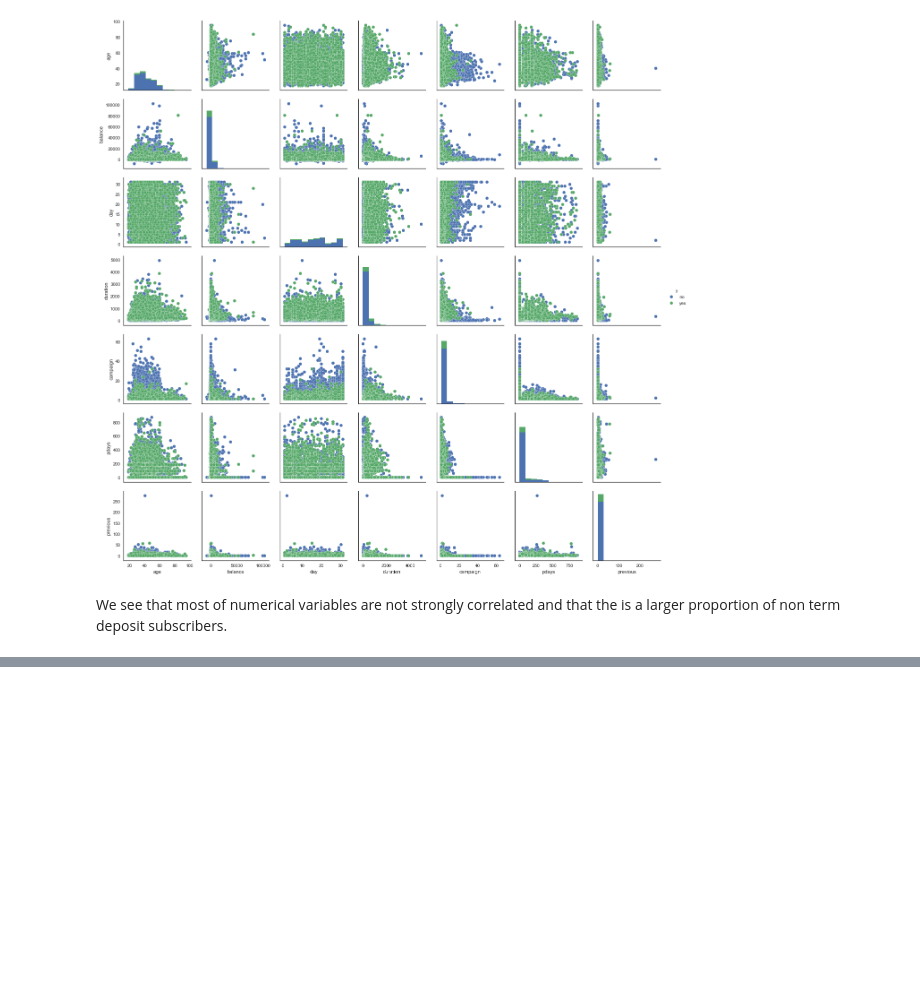
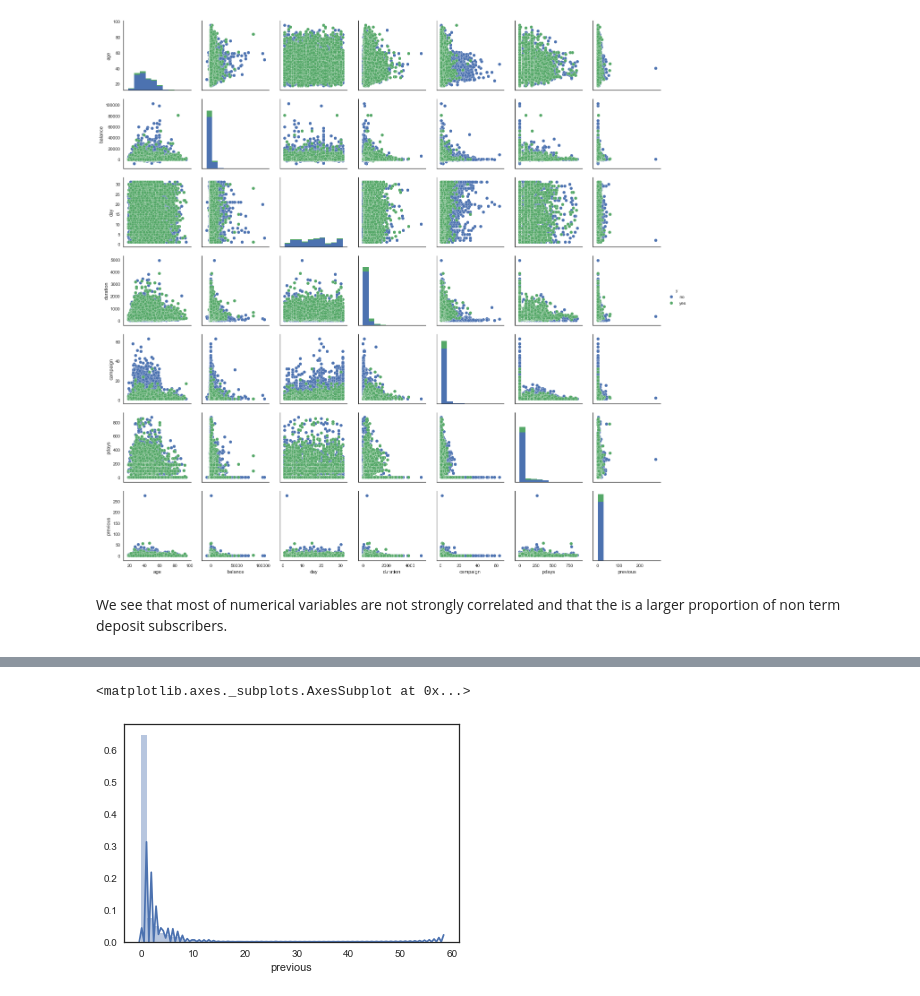
Before and after one commit to brunofbessa/bank_data_analysis, a Jupyter notebook: Bank Marketing Data Analysis.ipynb, the cells around one changed output, grey strips where cells are left out. Cells and saved outputs as stored; diff of their text form; code cells hidden in the pictures; blank space fills up the shorter version.

```diff
--- a/Bank Marketing Data Analysis.ipynb
+++ b/Bank Marketing Data Analysis.ipynb
@@ -82,3 +92,8 @@ SyntaxError: invalid syntax (<ipython-input-17-47bed9d22b4b>, line 4)
+# %%
+sns.distplot(bank_data[bank_data['y'] == 'yes']['previous'])
+# %% [output]
+<matplotlib.axes._subplots.AxesSubplot at 0x...>
+[figure, added]
 # %%
 sns.boxplot(x = 'previous',
             y = 'y',
```
Also changed, not shown: parts of 8 cells of this notebook.
